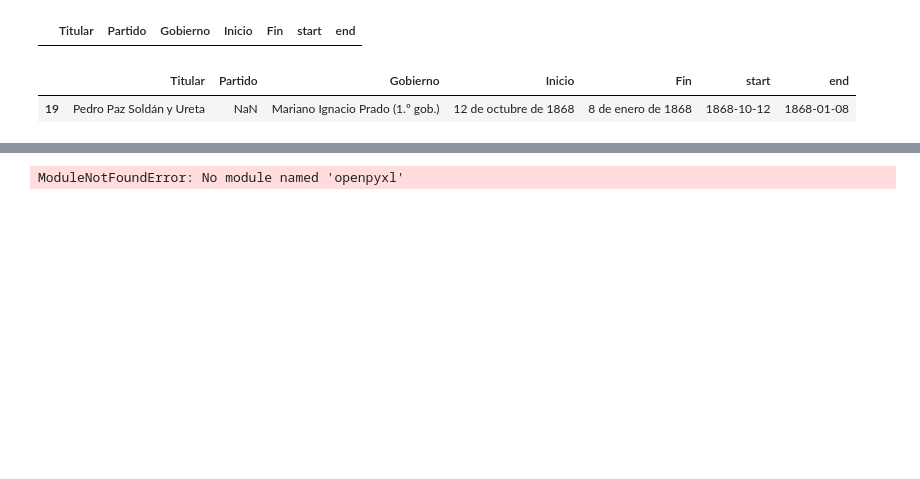
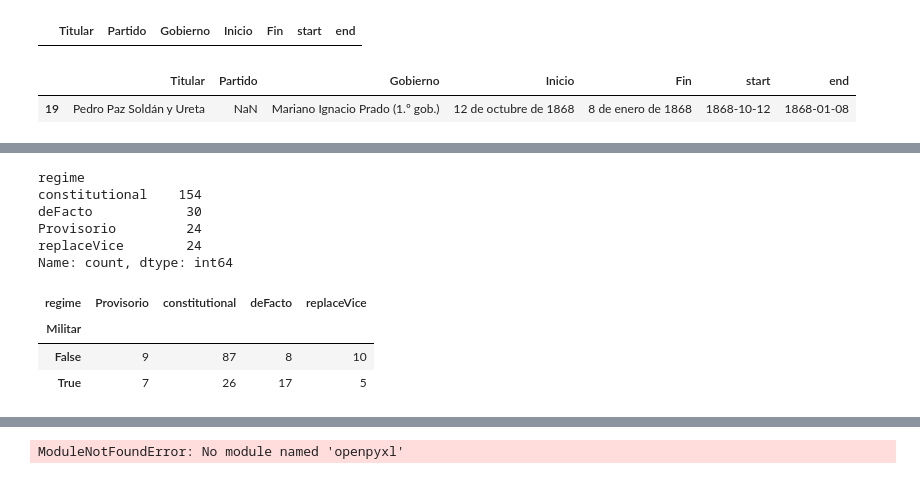
Before and after one commit to PULSO-PUCP/pcm_history, a Jupyter notebook: scrapePrimer.ipynb, the cells around one changed output, grey strips where cells are left out. Saved outputs shown, nothing was run; the diff lists cells and outputs as text; code cells hidden in the pictures; blank space fills up the shorter version.

```diff
--- a/scrapePrimer.ipynb
+++ b/scrapePrimer.ipynb
@@ -602,3 +592,7 @@ prime012.loc[prime012.Gobierno.str.contains('Jerí',regex=True),'Provisorio']=Tr
 prime012.loc[prime012.Gobierno.str.contains('Balcá',regex=False),'Provisorio']=True
 # %%
 prime012.to_pickle('statusMinistro_y_Gobs.pkl')
+# %%
+import pandas as pd
+
+prime012=pd.read_pickle('statusMinistro_y_Gobs.pkl')
@@ -605,3 +620,31 @@ prime012.to_pickle('statusMinistro_y_Gobs.pkl')
+# %%
+import pandas as pd
+
+# 1. Find the first column where the value is True
+prime012['regime'] = prime012[['deFacto', 'Provisorio', 'replaceVice']].idxmax(axis=1)
+
+# 2. If a row is False across all three columns, set it to "constitutional"
+all_false = ~prime012[['deFacto', 'Provisorio', 'replaceVice']].any(axis=1)
+prime012.loc[all_false, 'regime'] = 'constitutional'
+
+# 3. (Optional) Convert the new column to an actual pandas Category type
+prime012['regime'] = prime012['regime'].astype('category')
+# %%
+prime012['regime'].value_counts()
+# %% [output]
+regime
+constitutional    154
+deFacto            30
+Provisorio         24
+replaceVice        24
+Name: count, dtype: int64
+# %%
+pd.crosstab(prime012['Militar'], prime012['regime'])
+# %% [output]
+| regime | Provisorio | constitutional | deFacto | replaceVice |
+| Militar |  |  |  |  |
+| False | 9 | 87 | 8 | 10 |
+| True | 7 | 26 | 17 | 5 |
 # %%
 prime012[prime012['Titular'].duplicated(keep=False)].sort_values(by='Titular').iloc[:20]
 # %% [output]
```
Also changed, not shown: parts of 20 cells of this notebook, 2 other files.
